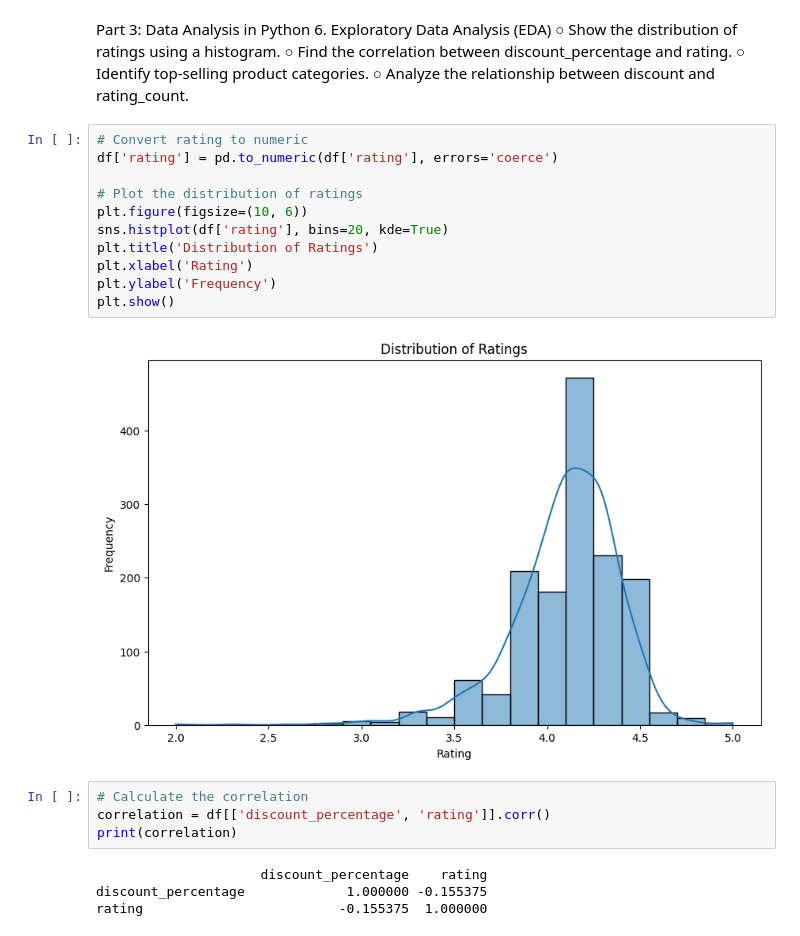
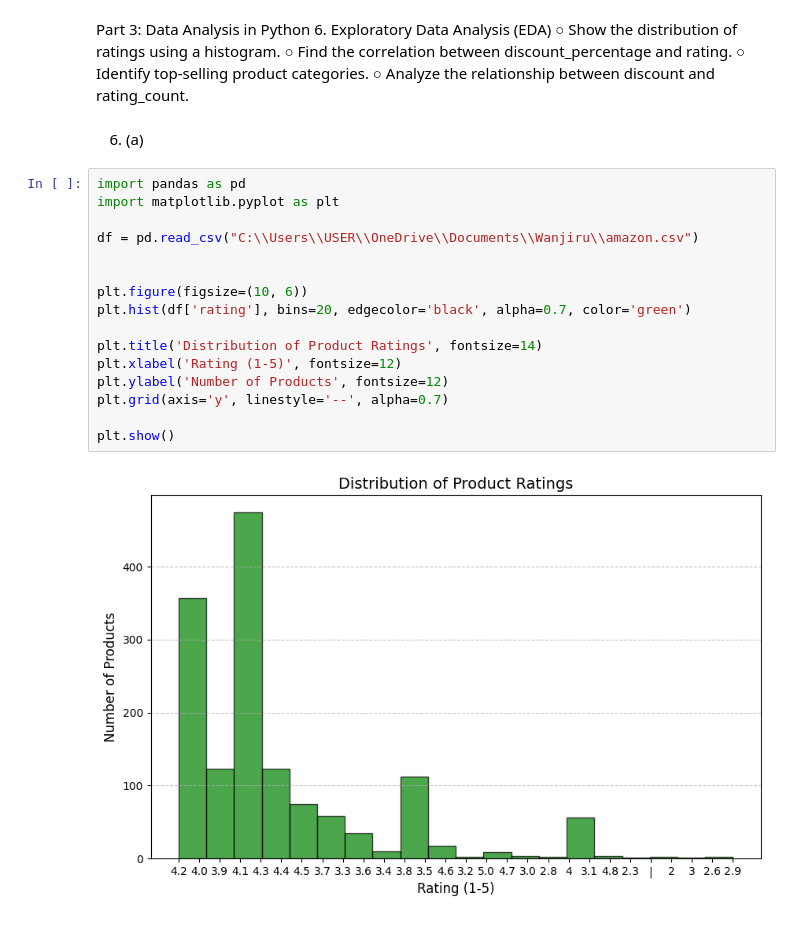
Before and after one commit to WanjiruRoss/Amazon-Data-Set, a Jupyter notebook: Amazon data set.ipynb, the cells around one changed output. Cells and saved outputs as stored; diff of their text form.

Commit message:
Initial commit for Amazon dataset

```diff
--- a/Amazon data set.ipynb
+++ b/Amazon data set.ipynb
@@ -689,24 +783,23 @@ Part 3: Data Analysis in Python
 ○ Find the correlation between discount_percentage and rating.
 ○ Identify top-selling product categories.
 ○ Analyze the relationship between discount and rating_count.
-# %%
-# Convert rating to numeric
-df['rating'] = pd.to_numeric(df['rating'], errors='coerce')
-
-# Plot the distribution of ratings
-plt.figure(figsize=(10, 6))
-sns.histplot(df['rating'], bins=20, kde=True)
-plt.title('Distribution of Ratings')
-plt.xlabel('Rating')
-plt.ylabel('Frequency')
-plt.show()
-# %% [output]
-[figure, removed]
-# %%
-# Calculate the correlation
-correlation = df[['discount_percentage', 'rating']].corr()
-print(correlation)
-# %% [output]
-                     discount_percentage    rating
-discount_percentage             1.000000 -0.155375
-rating                         -0.155375  1.000000
+# %% [markdown]
+6. (a)
+# %%
+import pandas as pd
+import matplotlib.pyplot as plt
+
+df = pd.read_csv("C:\\Users\\USER\\OneDrive\\Documents\\Wanjiru\\amazon.csv")
+
+
+plt.figure(figsize=(10, 6))
+plt.hist(df['rating'], bins=20, edgecolor='black', alpha=0.7, color='green')
+
+plt.title('Distribution of Product Ratings', fontsize=14)
+plt.xlabel('Rating (1-5)', fontsize=12)
+plt.ylabel('Number of Products', fontsize=12)
+plt.grid(axis='y', linestyle='--', alpha=0.7)
+
+plt.show()
+# %% [output]
+[figure, added]
```
Also changed, not shown: parts of 28 cells of this notebook, 1 other file.
